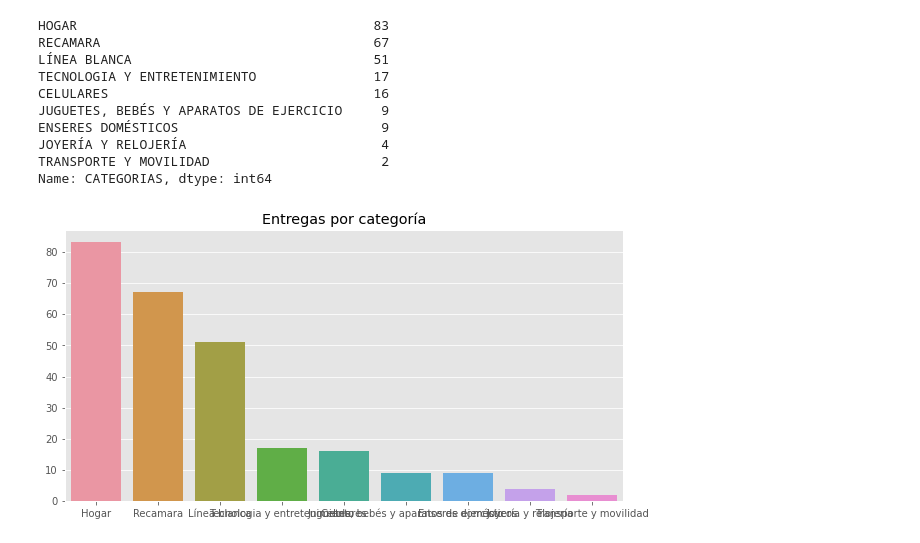
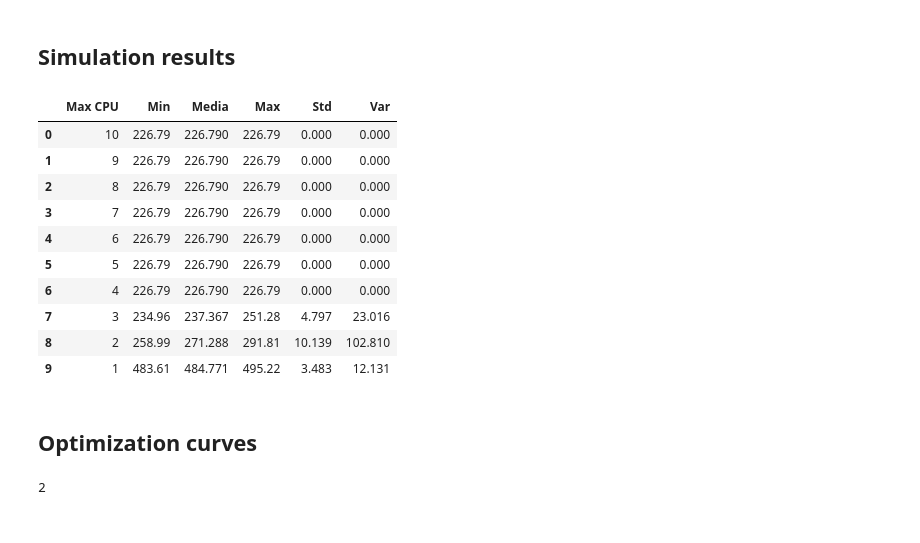
Before and after one commit to JuanEcheagaray75/capacitated-vrp, a Jupyter notebook: eda.ipynb, the cells around one changed output. Cells and saved outputs as stored; diff of their text form; code cells hidden in the pictures.

```diff
--- a/eda.ipynb
+++ b/eda.ipynb
@@ -36,20 +13,25 @@ vals = deliveries.CATEGORIAS.value_counts()
-# %%
-vals
-# %% [output]
-HOGAR                                      83
-RECAMARA                                   67
-LÍNEA BLANCA                               51
-TECNOLOGIA Y ENTRETENIMIENTO               17
-CELULARES                                  16
-JUGUETES, BEBÉS Y APARATOS DE EJERCICIO     9
-ENSERES DOMÉSTICOS                          9
-JOYERÍA Y RELOJERÍA                         4
-TRANSPORTE Y MOVILIDAD                      2
-Name: CATEGORIAS, dtype: int64
-# %%
-# Plot the deliveries by category
-plt.figure(figsize=(10,5))
-ax = sns.barplot(x=vals.index.str.capitalize(), y=vals.values)
-plt.title('Entregas por categoría');
-# %% [output]
-[figure, removed]
+# %% [markdown]
+## Simulation results
+# %%
+df = pd.read_csv('data/processed/results-analysis.csv')
+df
+# %% [output]
+|  | Max CPU | Min | Media | Max | Std | Var |
+| 0 | 10 | 226.79 | 226.790 | 226.79 | 0.000 | 0.000 |
+| 1 | 9 | 226.79 | 226.790 | 226.79 | 0.000 | 0.000 |
+| 2 | 8 | 226.79 | 226.790 | 226.79 | 0.000 | 0.000 |
+| 3 | 7 | 226.79 | 226.790 | 226.79 | 0.000 | 0.000 |
+| 4 | 6 | 226.79 | 226.790 | 226.79 | 0.000 | 0.000 |
+| 5 | 5 | 226.79 | 226.790 | 226.79 | 0.000 | 0.000 |
+| 6 | 4 | 226.79 | 226.790 | 226.79 | 0.000 | 0.000 |
+| 7 | 3 | 234.96 | 237.367 | 251.28 | 4.797 | 23.016 |
+| 8 | 2 | 258.99 | 271.288 | 291.81 | 10.139 | 102.810 |
+| 9 | 1 | 483.61 | 484.771 | 495.22 | 3.483 | 12.131 |
+# %% [markdown]
+## Optimization curves
+# %%
+# Find knee point in Min
+knee_locator = KneeLocator(df['Max CPU'], df['Min'], curve='convex', direction='decreasing')
+knee_locator.knee
+# %% [output]
+2
```
Also changed, not shown: parts of 13 cells of this notebook.
